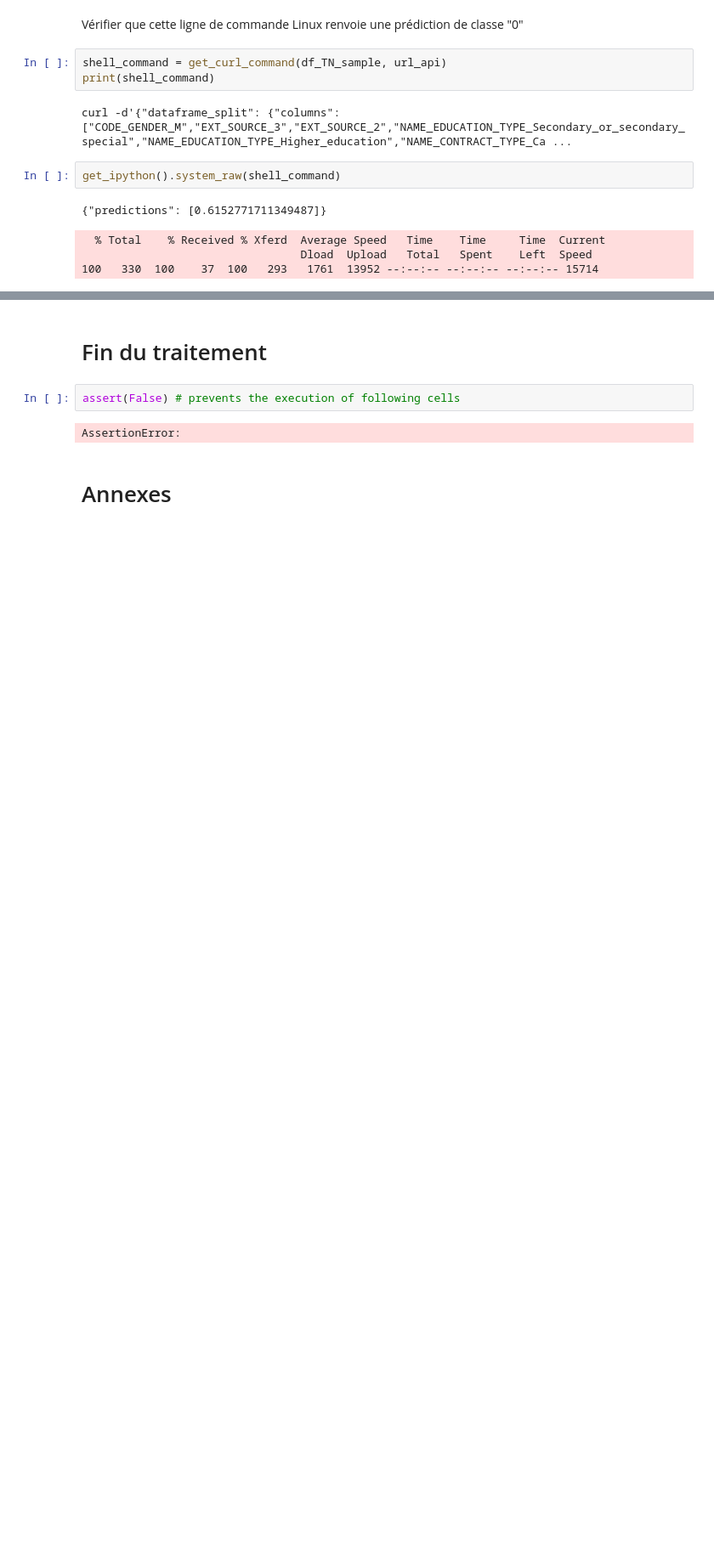
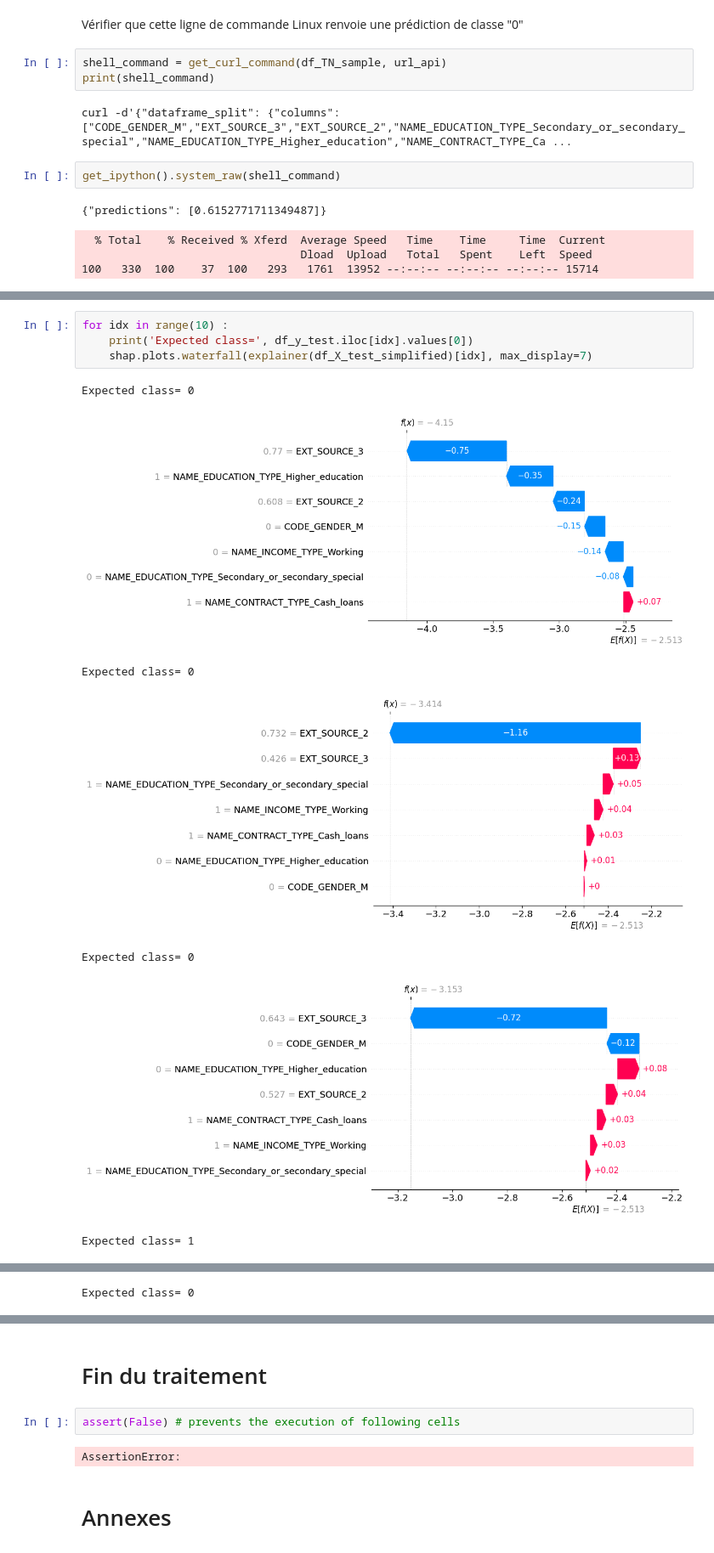
Before and after one commit to JeanRosselVallee/project_8, a Jupyter notebook: project_8_preparatory.ipynb, the cells around one changed output, grey strips where cells are left out. Shown at 85% size. Cells and saved outputs as stored; diff of their text form; blank space fills up the shorter version.

```diff
--- a/project_8_preparatory.ipynb
+++ b/project_8_preparatory.ipynb
@@ -399,0 +471,12 @@ get_ipython().system_raw(shell_command)
+# %%
+for idx in range(10) :
+    print('Expected class=', df_y_test.iloc[idx].values[0])
+    shap.plots.waterfall(explainer(df_X_test_simplified)[idx], max_display=7)
+# %% [output]
+Expected class= 0
+[figure, added]
+Expected class= 0
+[figure, added]
+Expected class= 0
+[figure, added]
+Expected class= 1
@@ -399,0 +484 @@ get_ipython().system_raw(shell_command)
+Expected class= 0
```
Also changed, not shown: parts of 27 cells of this notebook, 4 other files.
